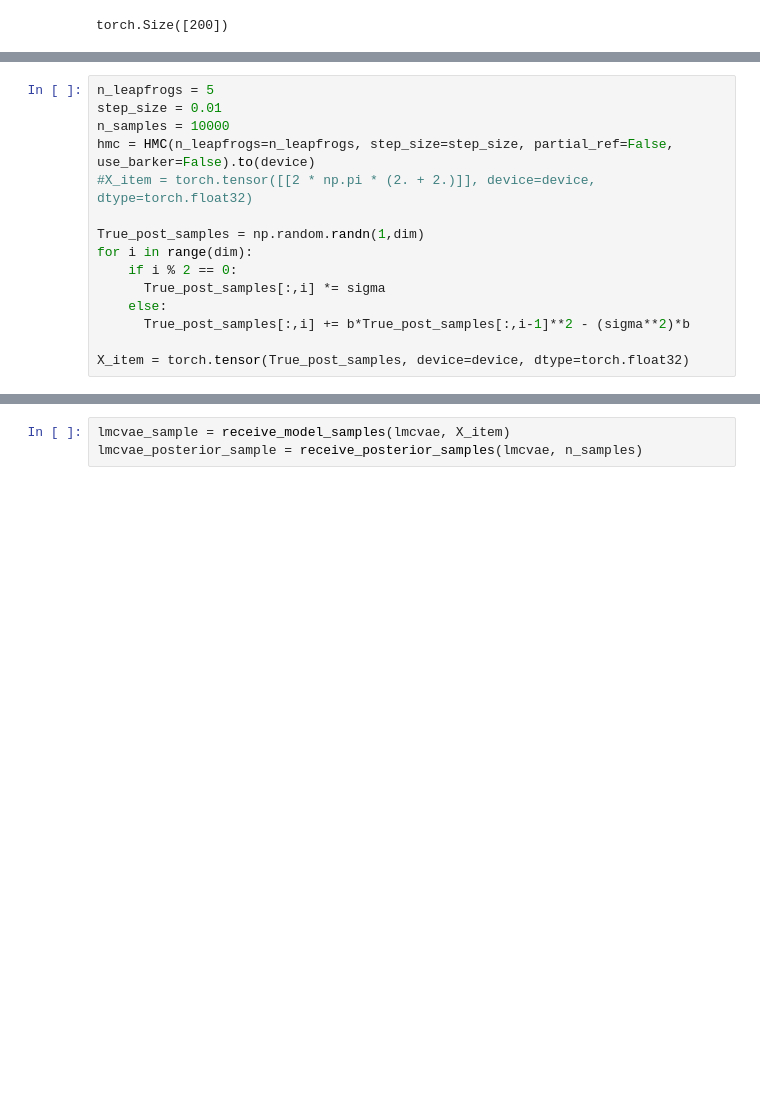
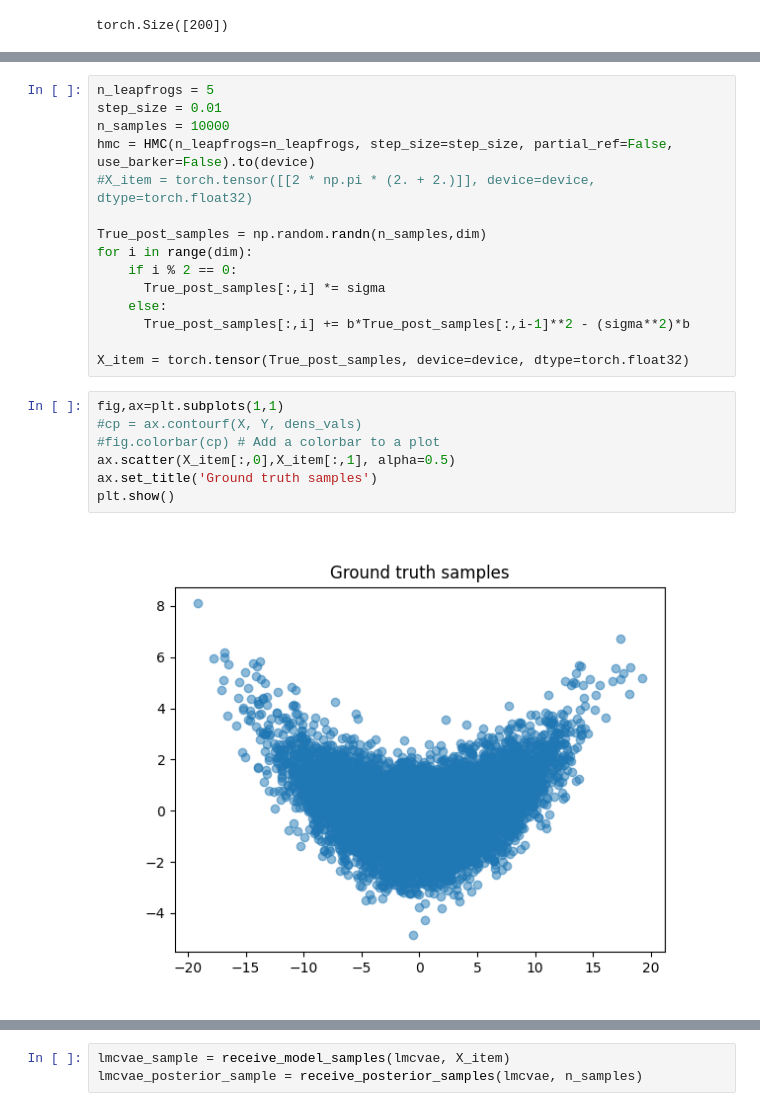
Before and after one commit to vanekek/adaptive-mcmc, a Jupyter notebook: adaptive_mcmc/banana_experiment.ipynb, the cells around one changed output, grey strips where cells are left out. Drawn from its saved outputs; the diff is of its cells as text; blank space fills up the shorter version.

```diff
--- a/adaptive_mcmc/banana_experiment.ipynb
+++ b/adaptive_mcmc/banana_experiment.ipynb
@@ -280,7 +281,7 @@ n_samples = 10000
 hmc = HMC(n_leapfrogs=n_leapfrogs, step_size=step_size, partial_ref=False, use_barker=False).to(device)
 #X_item = torch.tensor([[2 * np.pi * (2. + 2.)]], device=device, dtype=torch.float32)
 
-True_post_samples = np.random.randn(1,dim)
+True_post_samples = np.random.randn(n_samples,dim)
 for i in range(dim):
     if i % 2 == 0:
       True_post_samples[:,i] *= sigma
@@ -288,6 +289,15 @@ for i in range(dim):
       True_post_samples[:,i] += b*True_post_samples[:,i-1]**2 - (sigma**2)*b
 
 X_item = torch.tensor(True_post_samples, device=device, dtype=torch.float32)
+# %%
+fig,ax=plt.subplots(1,1)
+#cp = ax.contourf(X, Y, dens_vals)
+#fig.colorbar(cp) # Add a colorbar to a plot
+ax.scatter(X_item[:,0],X_item[:,1], alpha=0.5)
+ax.set_title('Ground truth samples')
+plt.show()
+# %% [output]
+[figure, added]
 # %%
 ## Receive true posterior sample:
 def target_density(z, x):
```
Also changed, not shown: parts of 16 cells of this notebook, 1 other file.
